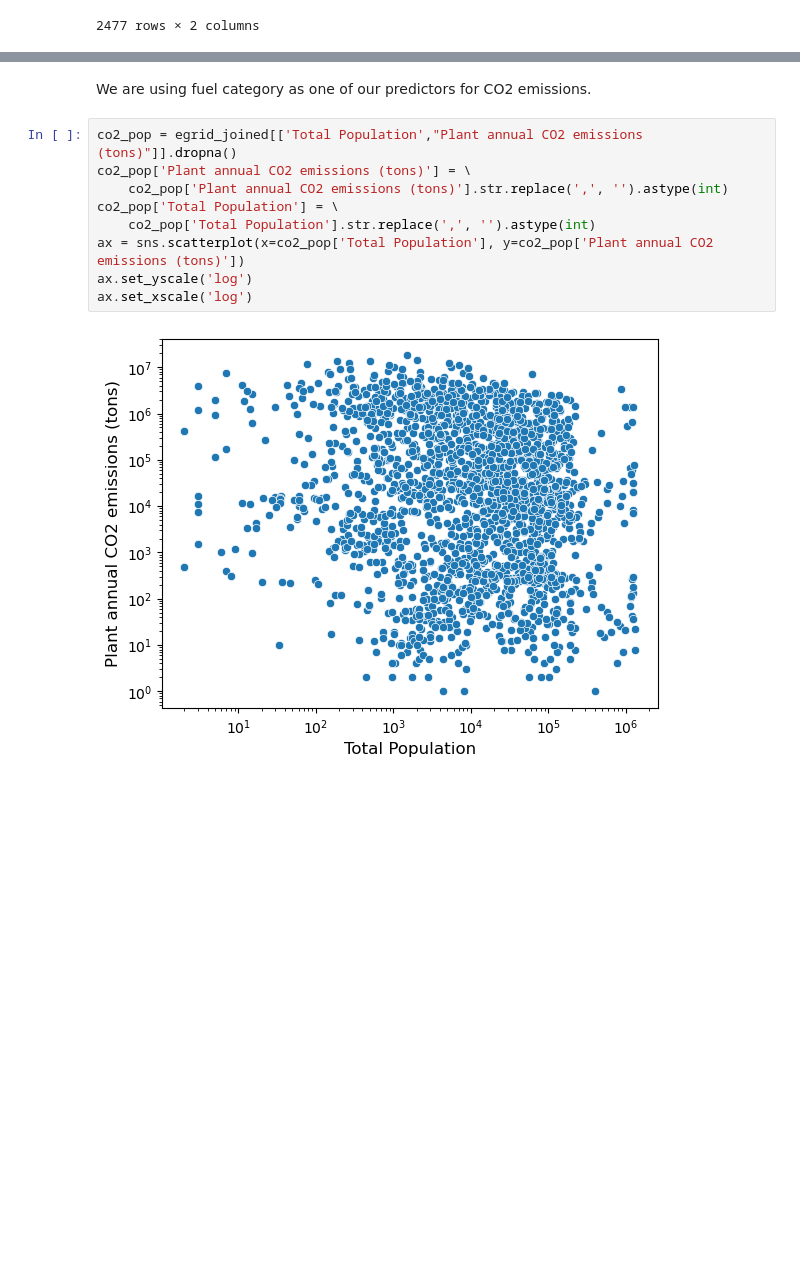
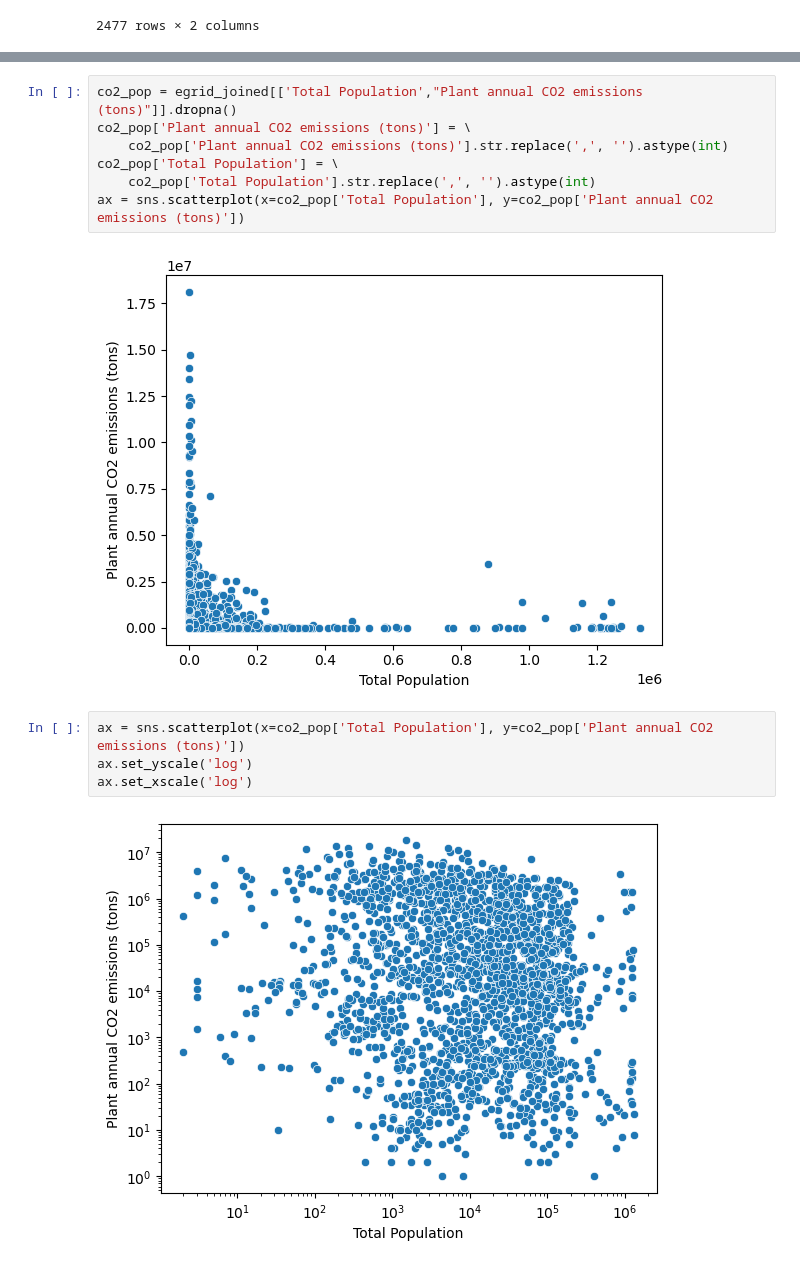
Before and after one commit to reilyfairchild/Data102_Final_Project, a Jupyter notebook: dataset_3_EDA.ipynb, the cells around one changed output, grey strips where cells are left out. Cells and saved outputs as stored; diff of their text form; blank space fills up the shorter version.

```diff
--- a/dataset_3_EDA.ipynb
+++ b/dataset_3_EDA.ipynb
@@ -138,5 +141,3 @@ ax;
-# %% [markdown]
-We are using fuel category as one of our predictors for CO2 emissions.
 # %%
 co2_pop = egrid_joined[['Total Population',"Plant annual CO2 emissions (tons)"]].dropna()
 co2_pop['Plant annual CO2 emissions (tons)'] = \
@@ -144,7 +145,11 @@ co2_pop['Plant annual CO2 emissions (tons)'] = \
 co2_pop['Total Population'] = \
     co2_pop['Total Population'].str.replace(',', '').astype(int)
 ax = sns.scatterplot(x=co2_pop['Total Population'], y=co2_pop['Plant annual CO2 emissions (tons)'])
-ax.set_yscale('log')
-ax.set_xscale('log')
 # %% [output]
-[figure, old version]
+[figure, new version]
+# %%
+ax = sns.scatterplot(x=co2_pop['Total Population'], y=co2_pop['Plant annual CO2 emissions (tons)'])
+ax.set_yscale('log')
+ax.set_xscale('log')
+# %% [output]
+[figure, added]
```
Also changed, not shown: parts of 5 cells of this notebook.
